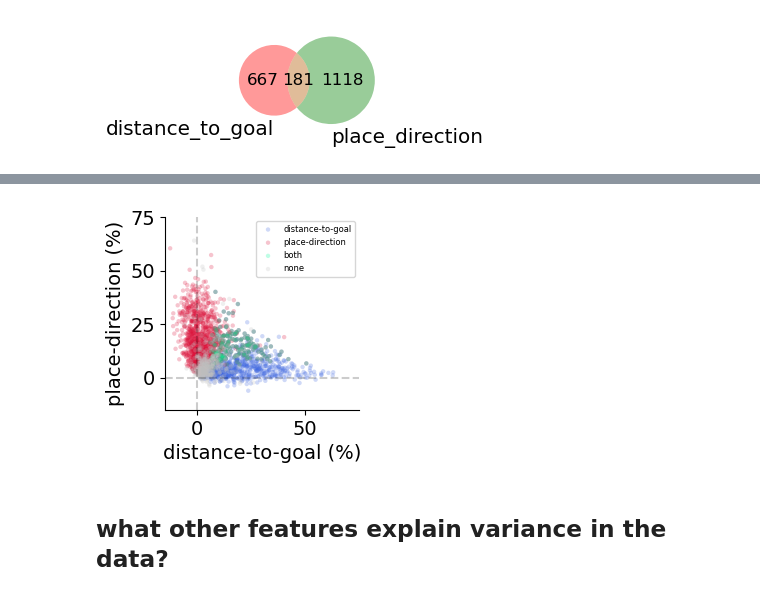
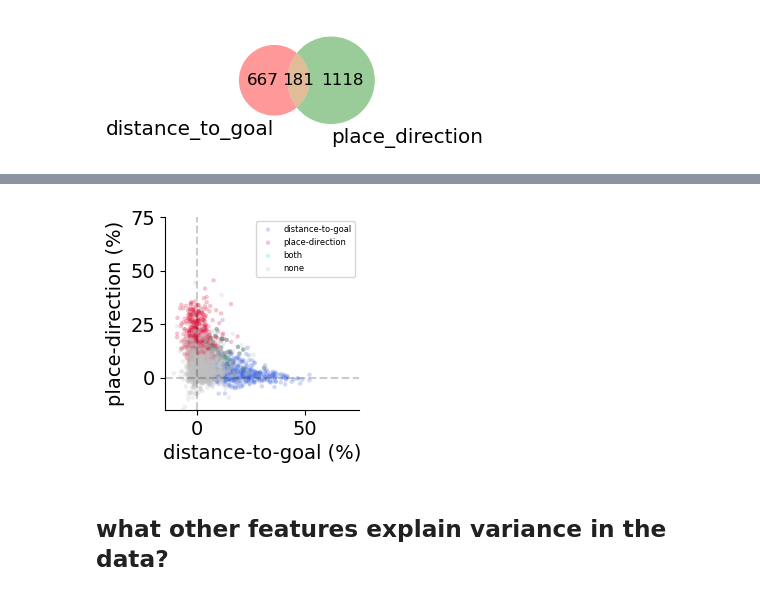
Before and after one commit to peterdoohan/GridMaze-mFC, a Jupyter notebook: Notebooks/neGLM.ipynb, the cells around one changed output, grey strips where cells are left out. Saved outputs shown, nothing was run; the diff lists cells and outputs as text; code cells hidden in the pictures.

```diff
--- a/Notebooks/neGLM.ipynb
+++ b/Notebooks/neGLM.ipynb
@@ -171,9 +171,9 @@ ve.plot_cpd_clusters(cpd_df, feature_tuned_df, remove_no_unique_variance_cluster
 # %%
 reload(ve)
 f, ax = plt.subplots(1, 1, figsize=(2.5, 2.5))
-ve.plot_cpd_scatter(cpd_df, feature_tuned_df, remove_no_unique_variance_clusters=True, ax=ax)
+ve.plot_cpd_scatter(cpd_df, feature_tuned_df, remove_no_unique_variance_clusters=False, ax=ax)
 # %% [output]
-[figure, old version]
+[figure, new version]
 # %% [markdown]
 ## what other features explain variance in the data?
 # %%
```
Also changed, not shown: parts of 1 cell of this notebook, 4 other files.
